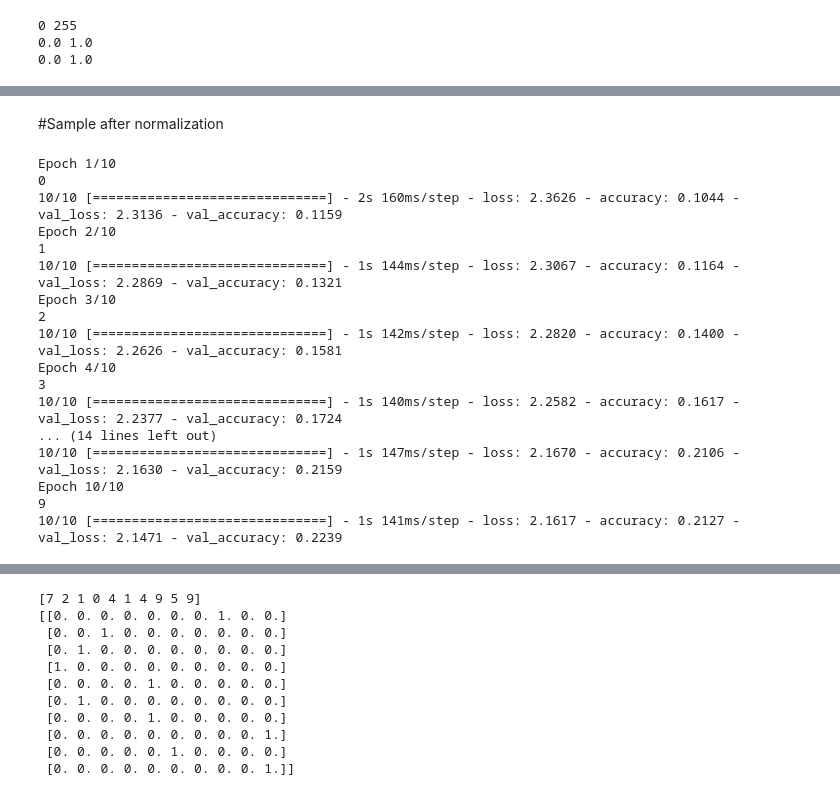
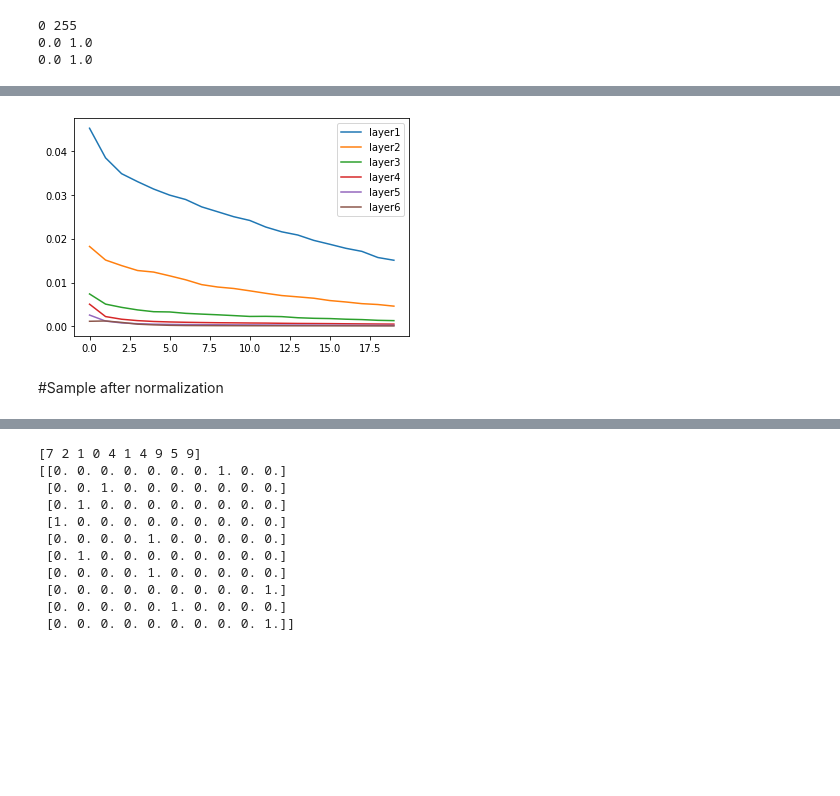
Before and after one commit to appersaravanan/Semeter-2-Assignment-1, a Jupyter notebook: Assignment_2.ipynb, the cells around one changed output, grey strips where cells are left out. Drawn from its saved outputs; the diff is of its cells as text; code cells hidden in the pictures; blank space fills up the shorter version.

```diff
--- a/Assignment_2.ipynb
+++ b/Assignment_2.ipynb
@@ -172,0 +222,15 @@ _________________________________________________________________
+# %%
+from matplotlib import pyplot
+
+pyplot.plot(history_arr[0]['loss'] ,label='layer1')
+pyplot.plot(history_arr[1]['loss'] ,label='layer2')
+pyplot.plot(history_arr[2]['loss'] ,label='layer3')
+
+pyplot.plot(history_arr[3]['loss'],label='layer4')
+pyplot.plot(history_arr[4]['loss'],label='layer5')
+pyplot.plot(history_arr[5]['loss'],label='layer6')
+
+pyplot.legend()
+pyplot.show()
+# %% [output]
+[figure, added]
@@ -175,54 +264,41 @@ _________________________________________________________________
 # %%
 history_arr=list();
 x_axis=[]
-noise_index=[1,5,7,9,11]
-noise_index=[1]
+noise_index=[1,3,7,11,14,17]
+# noise_index=[3]
 for index in range(len(noise_index)):
+   for model_indx in model.
   input=Input(shape=[28, 28,1],name="input")
 
   x=GaussianNoise(0.0)(input,training=True)
-  x=Conv2D(filters = 6,kernel_size = 5, strides = 1, activation = 'tanh')(x)
-
+  x=Conv2D(filters = 6,kernel_size = 5, strides = 1)(x)
+  x=GaussianNoise(0.0)(x)
+  x=Activation ('tanh')(x)
   x=MaxPool2D(pool_size = 2, strides = 2)(x)
-  x=Conv2D(filters = 16, kernel_size = 5,strides = 1,activation = 'tanh')(x)
+  x=Conv2D(filters = 16, kernel_size = 5,strides = 1)(x)
   x=GaussianNoise(0.0)(x)
+  x=Activation ('tanh')(x)
   x=MaxPool2D(pool_size = 2, strides = 2)(x)
   x=Flatten()(x)
   x=GaussianNoise(0.0)(x)
-  x=Dense(units = 120, activation = 'tanh')(x)
+  x=Activation ('tanh')(x)
+  x=Dense(units = 120)(x)
   x=GaussianNoise(0.0)(x)
-  x=Dense(units = 84, activation = 'tanh')(x)
+  x=Activation ('tanh')(x)
+  x=Dense(units = 84)(x)
   x=GaussianNoise(0.0)(x)
+  x=Activation ('tanh')(x)
   x=Dense(units = 10, activation = 'softmax',name="output")(x)
   model=Model(inputs=input,outputs=x)
   model.compile(optimizer = 'adam', loss = 'categorical_crossentropy', metrics = ['accuracy',])
-  es = EarlyStopping(monitor='val_loss', mode='min', verbose=1)
-  accuracy = EarlyStopping(monitor='val_accuracy', mode='max', verbose=1)
+
   callback=MyCustomCallback()
-  callback.stdval=5
+  callback.stdval=10
   callback.stdval_arr=list()
   x_axis=callback.stdval_arr
   callback.index=noise_index[index]
-  es = EarlyStopping(monitor='val_loss', mode='min', verbose=1)
+
   # model.summary()
   #model.fit(x_train,y_train,epochs=500,steps_per_epoch=20,validation_split=0.3,callbacks=[es,accuracy])
-  history=model.fit(x_train,y_train,epochs=10,steps_per_epoch=10,validation_split=0.3,callbacks=[callback],shuffle=True)
+  history=model.fit(x_train,y_train,epochs=20,steps_per_epoch=10,validation_split=0.3,callbacks=[callback],shuffle=True)
   history_arr.append(history.history)
-# %% [output]
-Epoch 1/10
-0
-10/10 [==============================] - 2s 160ms/step - loss: 2.3626 - accuracy: 0.1044 - val_loss: 2.3136 - val_accuracy: 0.1159
-Epoch 2/10
-1
-10/10 [==============================] - 1s 144ms/step - loss: 2.3067 - accuracy: 0.1164 - val_loss: 2.2869 - val_accuracy: 0.1321
-Epoch 3/10
-2
-10/10 [==============================] - 1s 142ms/step - loss: 2.2820 - accuracy: 0.1400 - val_loss: 2.2626 - val_accuracy: 0.1581
-Epoch 4/10
-3
-10/10 [==============================] - 1s 140ms/step - loss: 2.2582 - accuracy: 0.1617 - val_loss: 2.2377 - val_accuracy: 0.1724
-... (14 lines left out)
-10/10 [==============================] - 1s 147ms/step - loss: 2.1670 - accuracy: 0.2106 - val_loss: 2.1630 - val_accuracy: 0.2159
-Epoch 10/10
-9
-10/10 [==============================] - 1s 141ms/step - loss: 2.1617 - accuracy: 0.2127 - val_loss: 2.1471 - val_accuracy: 0.2239
```
Also changed, not shown: parts of 12 cells of this notebook.
